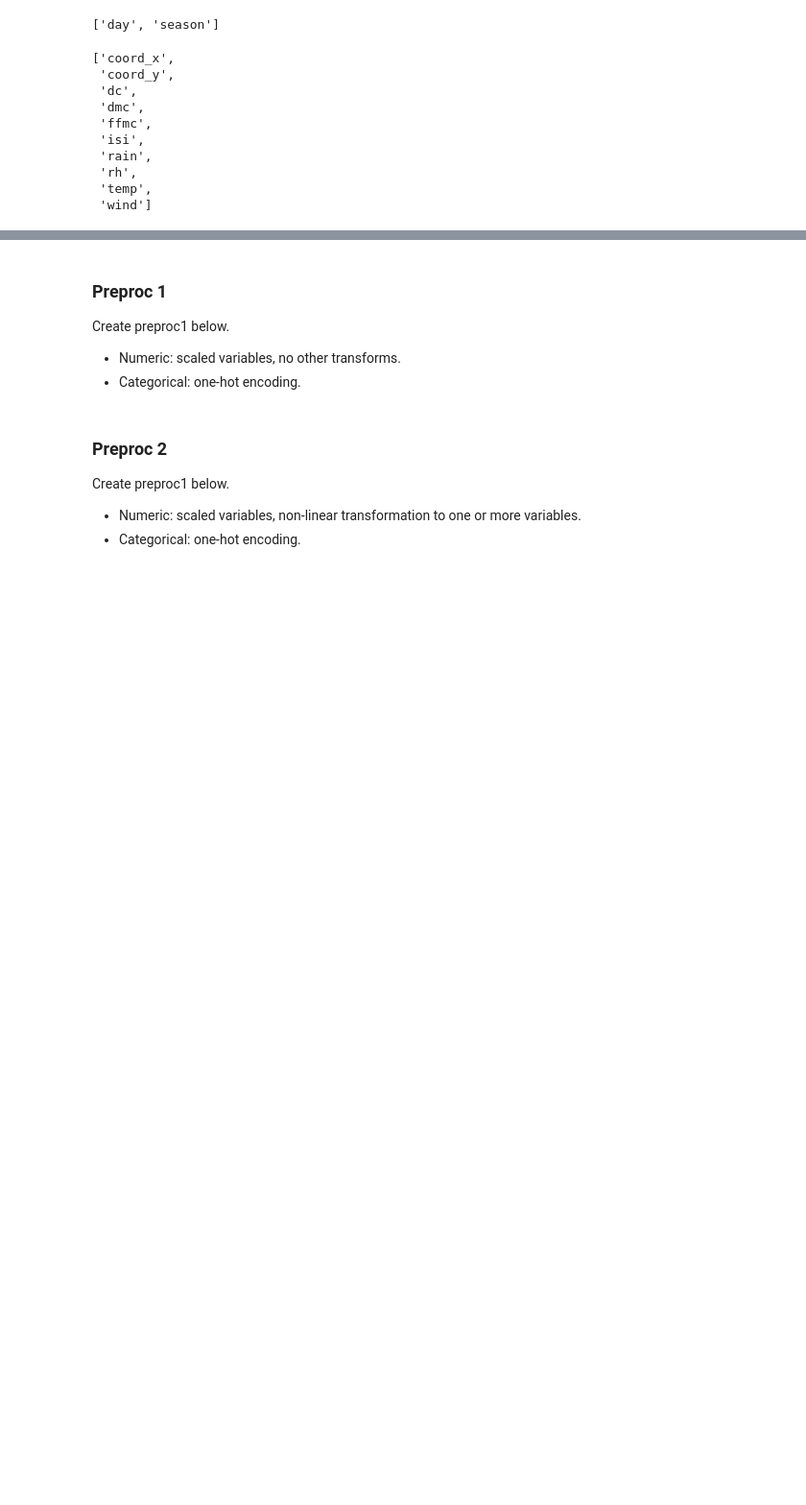
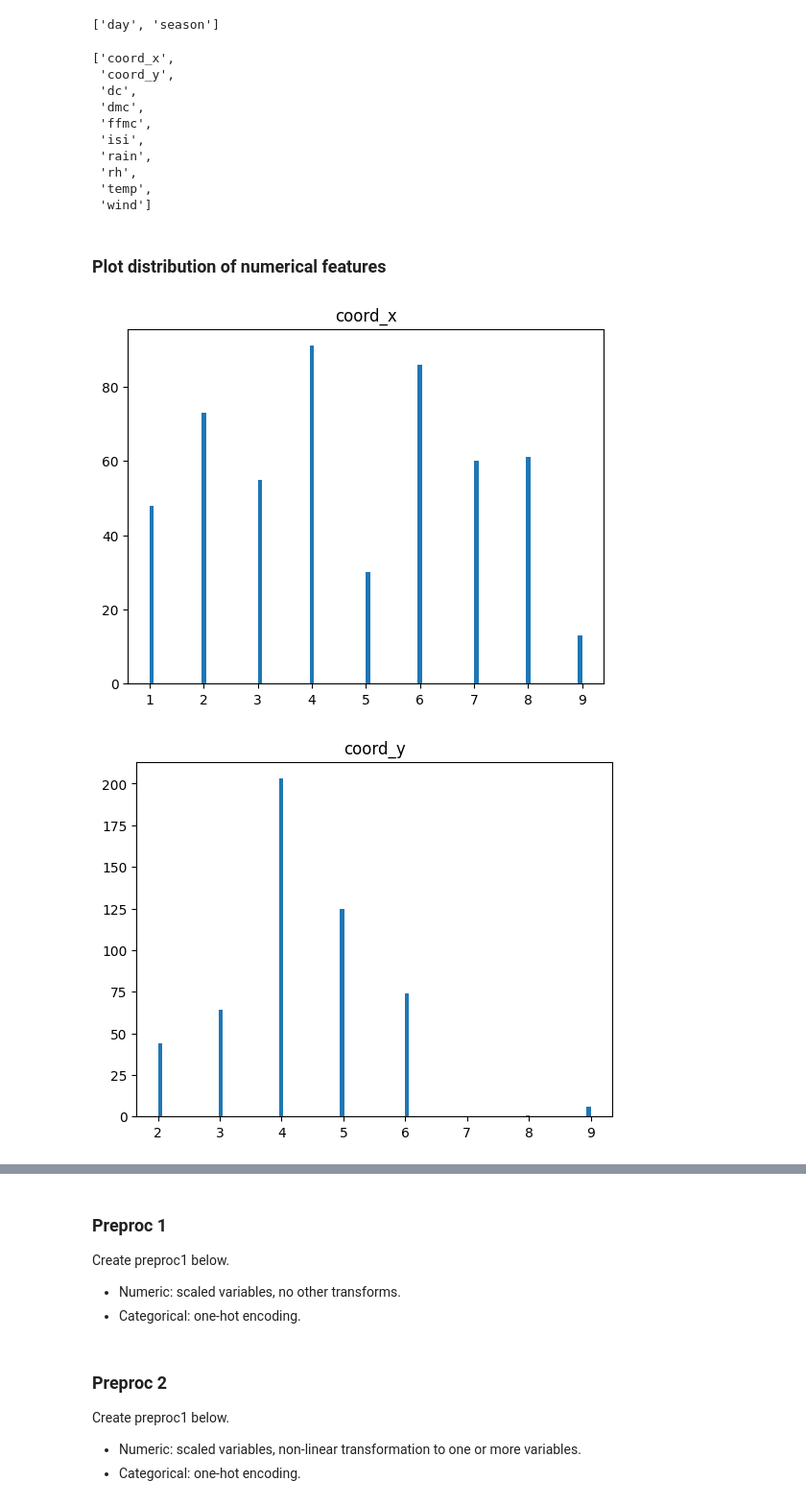
Before and after one commit to rossanot/production, a Jupyter notebook: 02_activities/assignments/assignment_2.ipynb, the cells around one changed output, grey strips where cells are left out. Shown at 96% size. Saved outputs shown, nothing was run; the diff lists cells and outputs as text; code cells hidden in the pictures; blank space fills up the shorter version.

```diff
--- a/02_activities/assignments/assignment_2.ipynb
+++ b/02_activities/assignments/assignment_2.ipynb
@@ -303,3 +305,11 @@ display(num_columns)
  'rh',
  'temp',
  'wind']
+# %% [markdown]
+### **Plot distribution of numerical features**
+# %%
+for feature in num_columns:
+    plot_hist(X[feature], title=feature)
+# %% [output]
+[figure, added]
+[figure, added]
```
Also changed, not shown: parts of 21 cells of this notebook.
